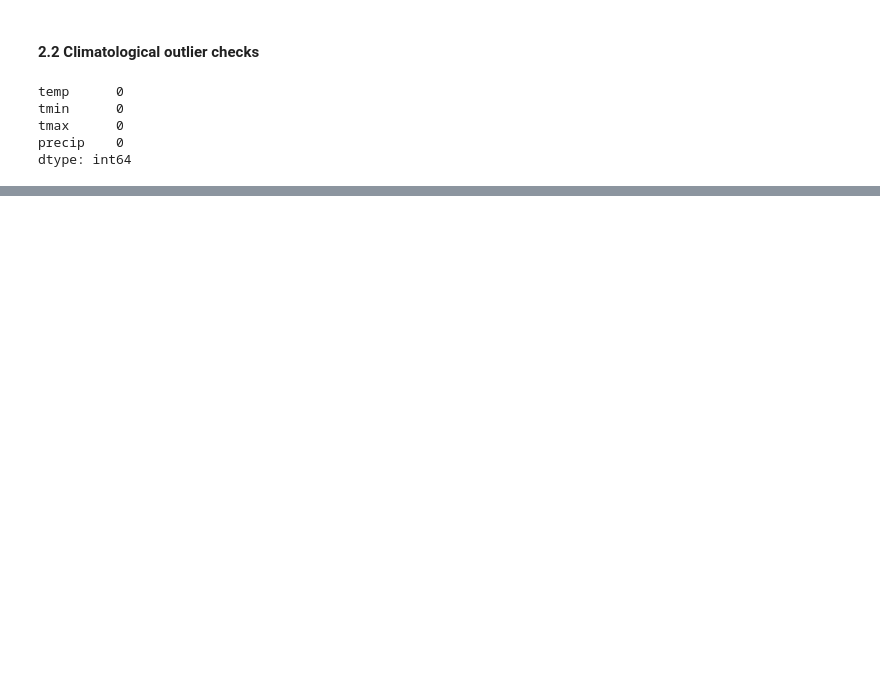
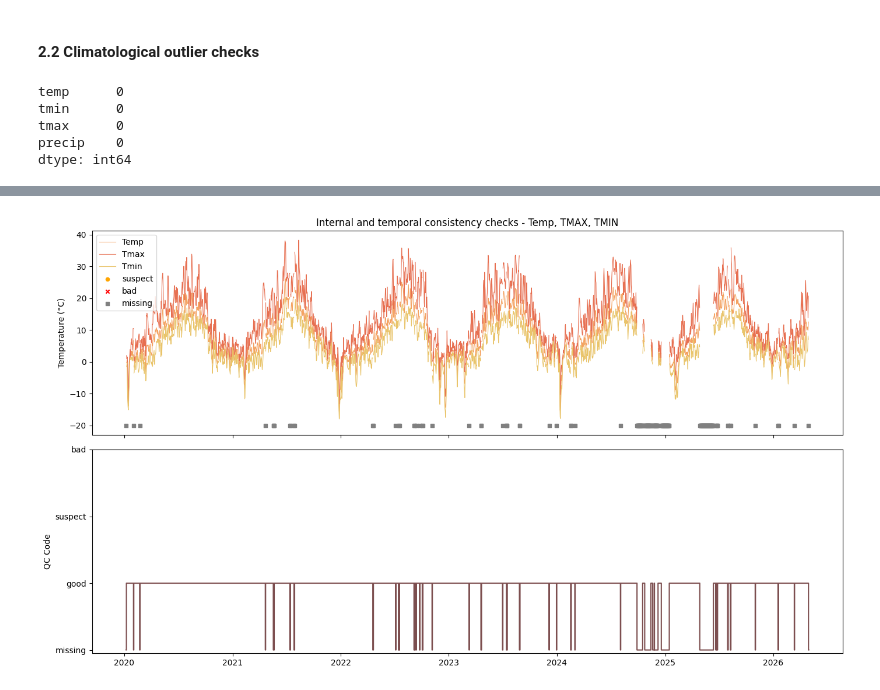
Before and after one commit to pacificclimate/crmprtd, a Jupyter notebook: Quanlity_Control/single_station/1.station_all_variable_qc.ipynb, the cells around one changed output, grey strips where cells are left out. Cells and saved outputs as stored; diff of their text form; code cells hidden in the pictures; blank space fills up the shorter version.

Commit message:
single_check_finish_all 3 blocks

```diff
--- a/Quanlity_Control/single_station/1.station_all_variable_qc.ipynb
+++ b/Quanlity_Control/single_station/1.station_all_variable_qc.ipynb
@@ -626,0 +639,10 @@ plot_clim_check_multi(
+# %%
+from func_inttemp_1_tas_check import *
+inttemp_tas_result = inttemp_temperature_consistency(daily_cleaned)
+inttemp_tas_result
+
+
+plot_inttemp_tas_timeseries(
+    inttemp_tas_result, color_map=color_map, missing_color="gray", state_color="#7d4f50")
+# %% [output]
+[figure, added]
```
Also changed, not shown: parts of 18 cells of this notebook, 6 other files.
